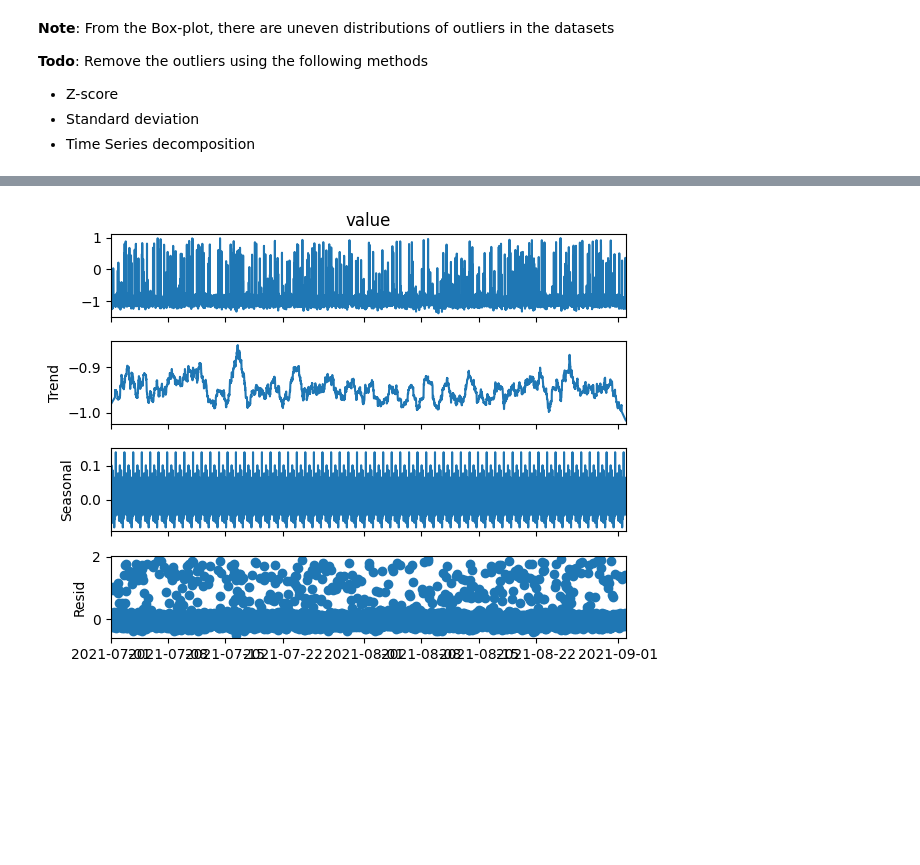
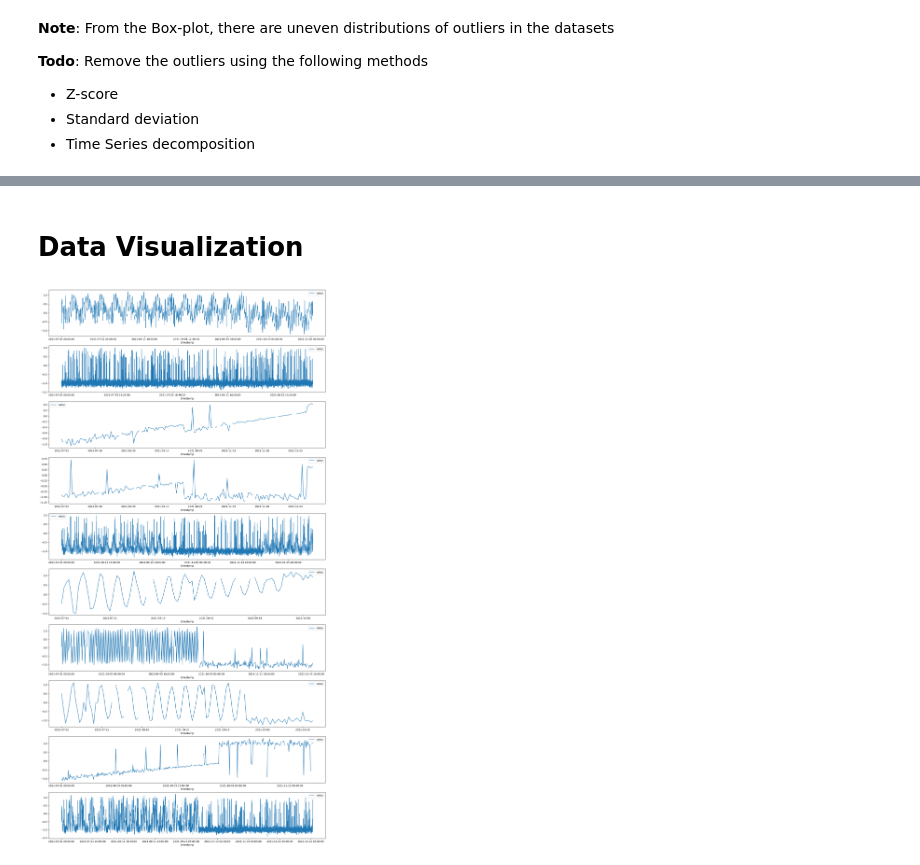
Before and after one commit to MMostafa-Hub/time-series-forecaster, a Jupyter notebook: notebooks/eda.ipynb, the cells around one changed output, grey strips where cells are left out. Cells and saved outputs as stored; diff of their text form; code cells hidden in the pictures; blank space fills up the shorter version.

```diff
--- a/notebooks/eda.ipynb
+++ b/notebooks/eda.ipynb
@@ -175,7 +145,10 @@ Name: time_interval, dtype: timedelta64[ns]
-# %%
-seasonal_decompose(
-    train_anomaly_no_na.value, extrapolate_trend="freq", period=144
-).plot()
-plt.show()
-# %% [output]
-[figure, removed]
+# %% [markdown]
+# Data Visualization
+# %%
+fig, axis = plt.subplots(10, 1, figsize=(20, 40))
+for ax, dataset in zip(axis.ravel(), datasets):
+    dataset.set_index("timestamp").plot(ax=ax)
+
+plt.show()
+# %% [output]
+[figure, added]
```
Also changed, not shown: parts of 6 cells of this notebook.
